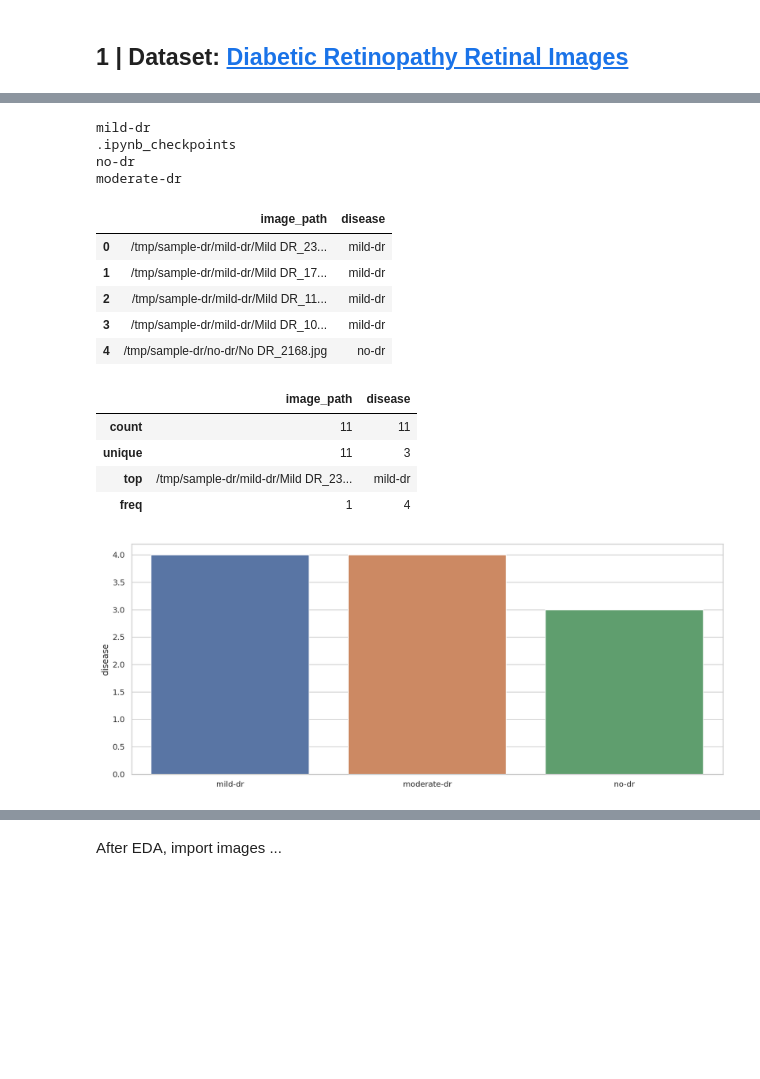
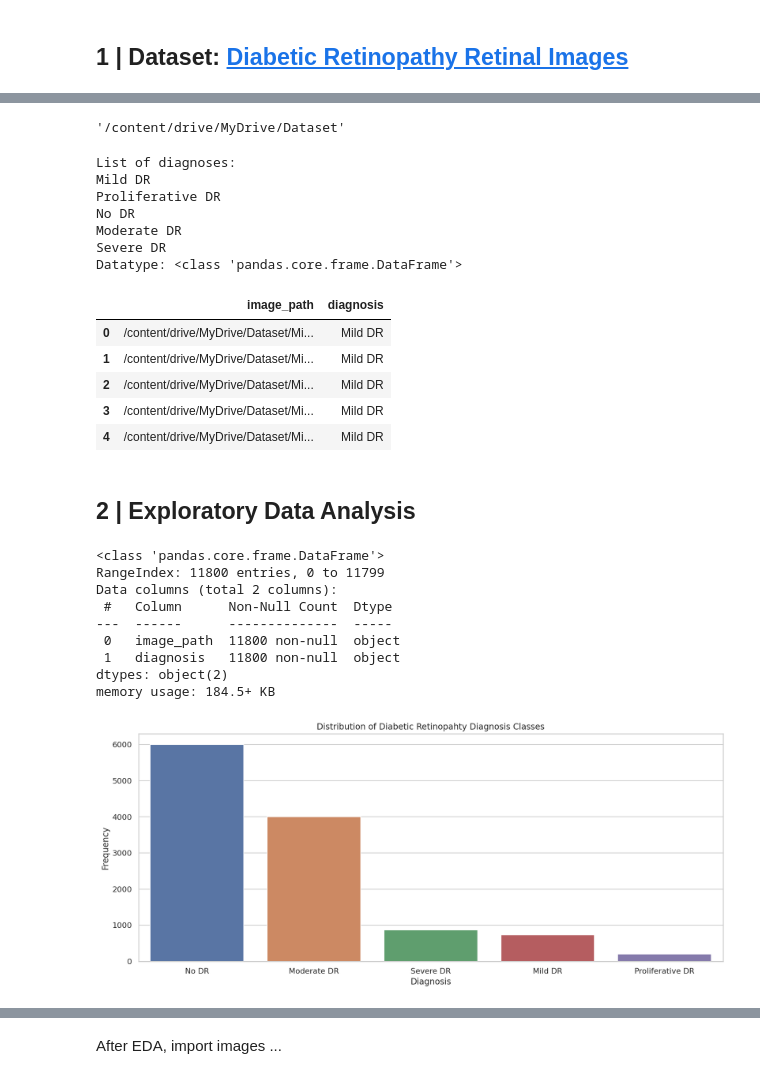
Before and after one commit to slp22/deep-learning-project, a Jupyter notebook: dl_diabetic_retinopathy_mvp.ipynb, the cells around one changed output, grey strips where cells are left out. Cells and saved outputs as stored; diff of their text form; code cells hidden in the pictures; blank space fills up the shorter version.

```diff
--- a/dl_diabetic_retinopathy_mvp.ipynb
+++ b/dl_diabetic_retinopathy_mvp.ipynb
@@ -78,39 +72,61 @@ filepath
+# %%
+# dataset in Google Drive
+
+filepath = '/content/drive/MyDrive/Dataset'
+filepath
+# %% [output]
+'/content/drive/MyDrive/Dataset'
 # %%
-# https://github.com/PurpleGrace/Deep_Learning_Tools_Image_Classification/blob/main/code/1.EDA_Sample_Images.ipynb
+# read in files and store as dataframe
 
-data = {'image_path':[],'disease':[]}
-for disease in os.listdir(filepath):
-    print(disease)
-    if disease != '.DS_Store':
-        for image in os.listdir(filepath +"/"+disease):
-            if image != '.DS_Store':
-                data['image_path'].append(filepath +"/"+disease+"/"+ image)
-                data['disease'].append(disease)
+data = {'image_path':[],'diagnosis':[]}
+print("List of diagnoses:")
+for diagnosis in os.listdir(filepath):
+    print(diagnosis)
+    if diagnosis != 'Dataset':
+        for image in os.listdir(filepath +"/"+diagnosis):
+            if image != 'Dataset':
+                data['image_path'].append(filepath +"/"+diagnosis+"/"+ image)
+                data['diagnosis'].append(diagnosis)
 data = pd.DataFrame(data)
+print('Datatype:',type(data))
 data.head()
 # %% [output]
-mild-dr
-.ipynb_checkpoints
-no-dr
-moderate-dr
+List of diagnoses:
+Mild DR
+Proliferative DR
+No DR
+Moderate DR
+Severe DR
+Datatype: <class 'pandas.core.frame.DataFrame'>
-|  | image_path | disease |
-| 0 | /tmp/sample-dr/mild-dr/Mild DR_23... | mild-dr |
-| 1 | /tmp/sample-dr/mild-dr/Mild DR_17... | mild-dr |
-| 2 | /tmp/sample-dr/mild-dr/Mild DR_11... | mild-dr |
-| 3 | /tmp/sample-dr/mild-dr/Mild DR_10... | mild-dr |
-| 4 | /tmp/sample-dr/no-dr/No DR_2168.jpg | no-dr |
+|  | image_path | diagnosis |
+| 0 | /content/drive/MyDrive/Dataset/Mi... | Mild DR |
+| 1 | /content/drive/MyDrive/Dataset/Mi... | Mild DR |
+| 2 | /content/drive/MyDrive/Dataset/Mi... | Mild DR |
+| 3 | /content/drive/MyDrive/Dataset/Mi... | Mild DR |
+| 4 | /content/drive/MyDrive/Dataset/Mi... | Mild DR |
+# %% [markdown]
+## 2 | Exploratory Data Analysis<a id='2'></a>
 # %%
-data.describe()
+data.info()
 # %% [output]
-|  | image_path | disease |
-| count | 11 | 11 |
-| unique | 11 | 3 |
-| top | /tmp/sample-dr/mild-dr/Mild DR_23... | mild-dr |
-| freq | 1 | 4 |
+<class 'pandas.core.frame.DataFrame'>
+RangeIndex: 11800 entries, 0 to 11799
+Data columns (total 2 columns):
+ #   Column      Non-Null Count  Dtype
+---  ------      --------------  -----
+ 0   image_path  11800 non-null  object
+ 1   diagnosis   11800 non-null  object
+dtypes: object(2)
+memory usage: 184.5+ KB
 # %%
+# distribution of diagnosis classes
 plt.figure(figsize=(15,6))
-sns.barplot(data.disease.value_counts().index,
-            data.disease.value_counts(),
-            palette=None);
+sns.barplot(data.diagnosis.value_counts().index,
+            data.diagnosis.value_counts(),
+            palette=None)
+plt.title("Distribution of Diabetic Retinopahty Diagnosis Classes")
+plt.xlabel("Diagnosis")
+plt.ylabel("Frequency");
 # %% [output]
-[figure, old version]
+[figure, new version]
```
Also changed, not shown: parts of 54 cells of this notebook.
